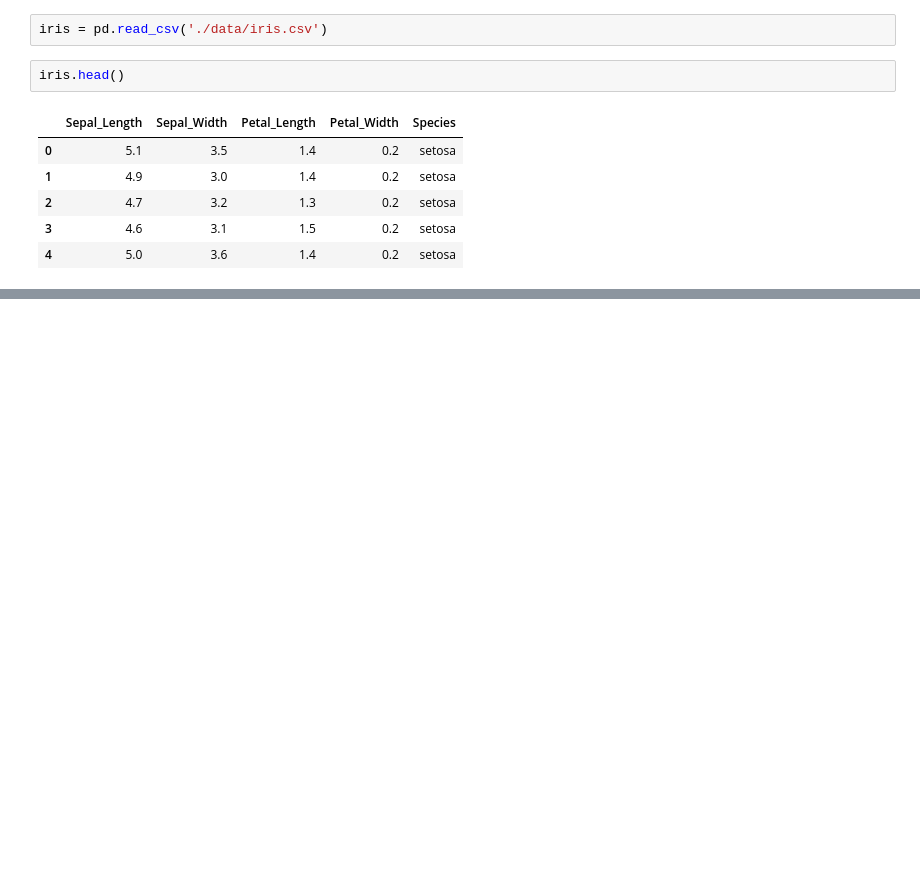
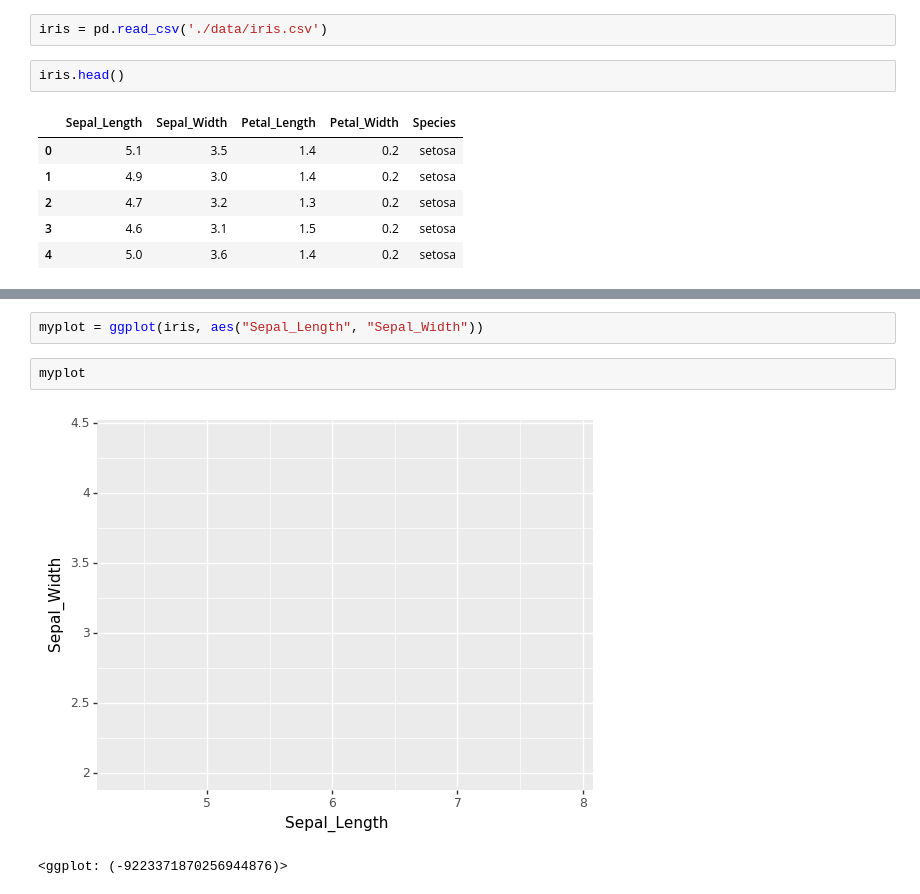
Before and after one commit to kyeonghee-ryu/TIL, a Jupyter notebook: ML&DL/Ch4.dfply & plotnine (1)/Ch4.dfply & plotnine/Untitled1.ipynb, the cells around one changed output, grey strips where cells are left out. Cells and saved outputs as stored; diff of their text form; blank space fills up the shorter version.

```diff
--- a/ML&DL/Ch4.dfply & plotnine (1)/Ch4.dfply & plotnine/Untitled1.ipynb
+++ b/ML&DL/Ch4.dfply & plotnine (1)/Ch4.dfply & plotnine/Untitled1.ipynb
@@ -16,0 +42,7 @@ iris.head()
+# %%
+myplot = ggplot(iris, aes("Sepal_Length", "Sepal_Width"))
+# %%
+myplot
+# %% [output]
+[figure, added]
+<ggplot: (-9223371870256944876)>
```
Also changed, not shown: parts of 70 cells of this notebook, 5 other files.
